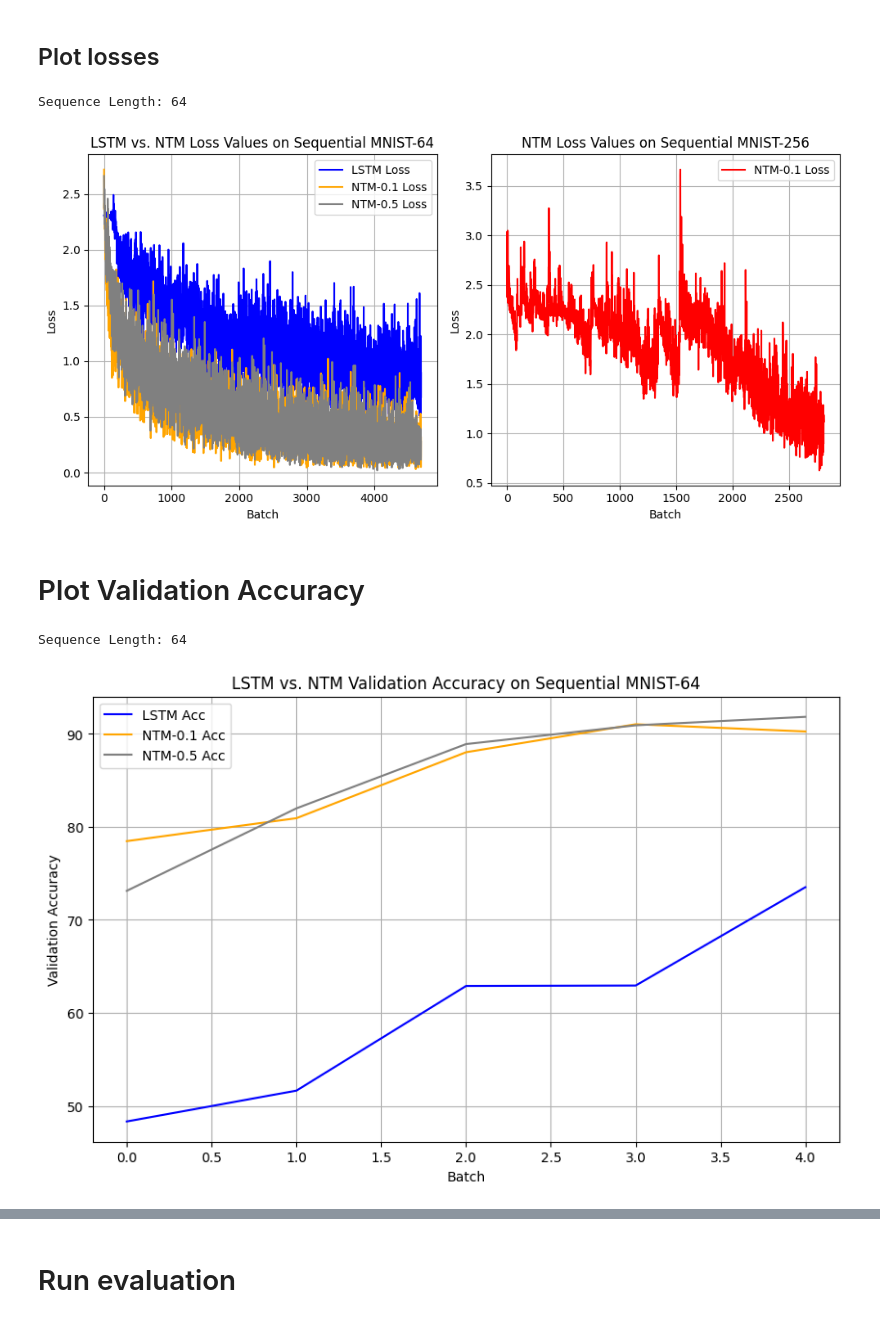
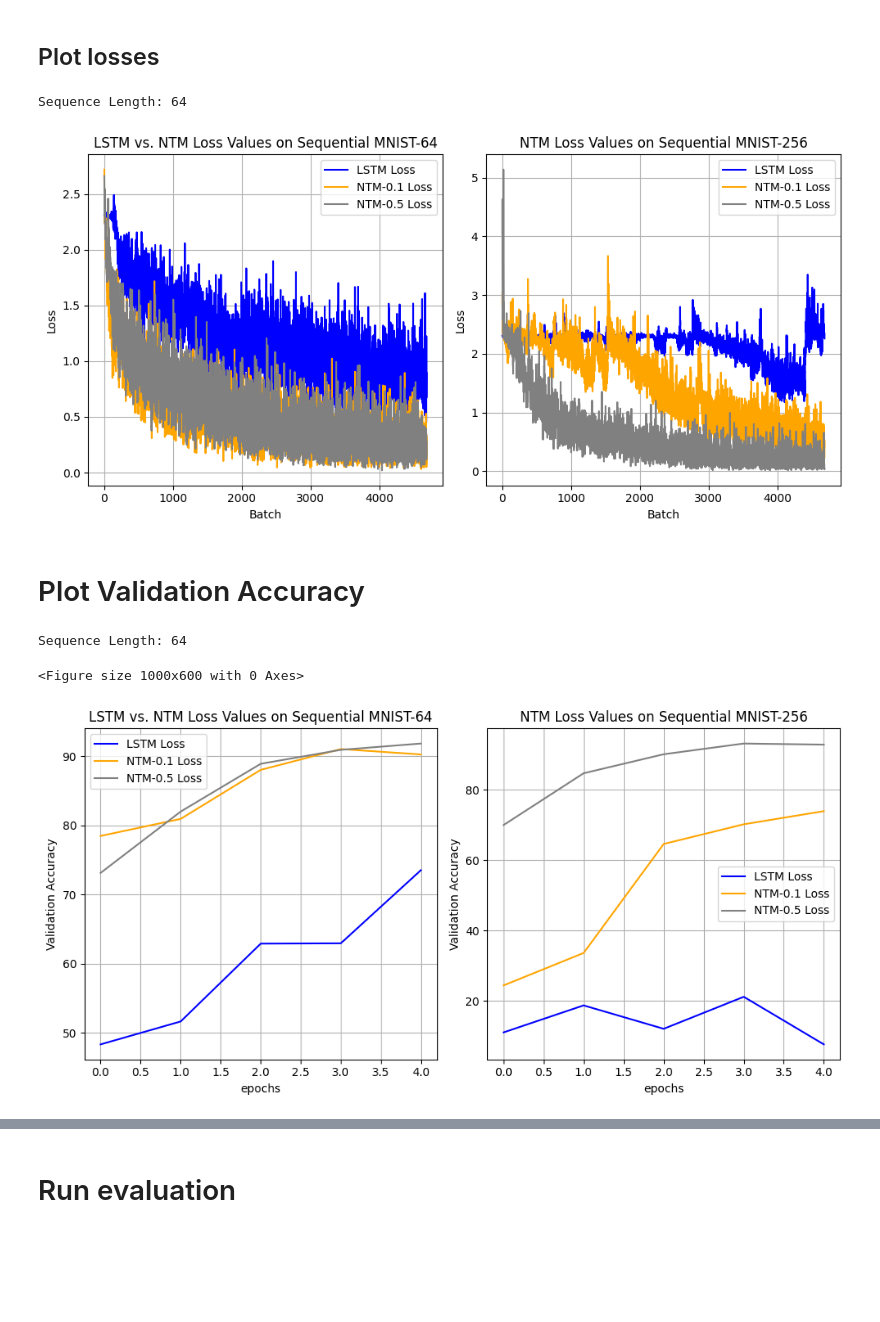
Before and after one commit to Floritium/S4_Neural_Turing, a Jupyter notebook: notebooks/seq-mnist-plot.ipynb, the cells around one changed output, grey strips where cells are left out. Cells and saved outputs as stored; diff of their text form; code cells hidden in the pictures; blank space fills up the shorter version.

```diff
--- a/notebooks/seq-mnist-plot.ipynb
+++ b/notebooks/seq-mnist-plot.ipynb
@@ -51,7 +53,9 @@ ntm_path_pt3 = os.path.splitext(ntm_path_json3)[0] + '.pth'
 
 # 16 * 16 sequence length
 ntm_path_json_256 = '../checkpoints/seq-mnist-ntm--seed-1000-epoch-3-batch-937-2024-06-1116-15-07.json'
-
+lstm_path_json_256 = "../checkpoints/2024-06-1122-24-07/seq-mnist-lstm-256/seq-mnist-lstm--seed-1000-epoch-5-batch-937-2024-06-1122-24-07.json"
+ntm_path_json_256_2 = "../checkpoints/2024-06-1200-31-35/seq-mnist-ntm-256/seq-mnist-ntm--seed-1000-epoch-5-batch-937-2024-06-1200-31-35.json"
+ntm_path_json_256_3 = "../checkpoints/seq-mnist-ntm--seed-1000-epoch-5-batch-937-2024-06-1123-35-46.json"
 
 # Load the loss data from the JSON file
 with open(lstm_path_json) as f:
@@ -64,12 +68,21 @@ with open(ntm_path_json3) as f:
     data_ntm3 = json.load(f)
 with open(ntm_path_json_256) as f:
     data_ntm_256 = json.load(f)
+with open(lstm_path_json_256) as f:
+    data_lstm_256 = json.load(f)
+with open(ntm_path_json_256_2) as f:
+    data_ntm_256_2 = json.load(f)
+with open(ntm_path_json_256_3) as f:
+    data_ntm_256_3 = json.load(f)
 
 loss_lstm = data_lstm['loss']
 loss_ntm = data_ntm['loss']
 loss_ntm2 = data_ntm2['loss']
 loss_ntm3 = data_ntm3['loss']
 loss_ntm_256 = data_ntm_256['loss']
+loss_lstm_256 = data_lstm_256['loss']
+loss_ntm_256_2 = data_ntm_256_2['loss']
+loss_ntm_256_3 = data_ntm_256_3['loss']
 
 resolution = data_lstm["parameters_model"]["resize_resolution"]
 sequence_len = resolution**2
@@ -83,7 +96,12 @@ x_lstm = np.arange(len(loss_lstm))
 x_ntm = np.arange(len(loss_ntm))
 x_ntm2 = np.arange(len(loss_ntm2))
 x_ntm3 = np.arange(len(loss_ntm3))
+
 x_ntm_256 = np.arange(len(loss_ntm_256))
+x_lstm_256 = np.arange(len(loss_lstm_256))
+x_ntm_256_2 = np.arange(len(loss_ntm_256_2))
+x_ntm_256_3 = np.arange(len(loss_ntm_256_3))
+
 
 # Plot for sequence length 64
 fig, axs = plt.subplots(1,2, figsize=(10, 5))
@@ -99,8 +117,10 @@ axs[0].legend()
 axs[0].grid(True)
 
 # Plot for sequence length 256
-axs[1].plot(x_ntm_256, loss_ntm_256, label=f'NTM-{data_ntm_256["parameters_model"]["use_memory"]} Loss', color='red')
-
+axs[1].plot(x_lstm_256, loss_lstm_256, label='LSTM Loss', color='blue')
+# axs[1].plot(x_ntm_256, loss_ntm_256, label=f'NTM-{data_ntm_256["parameters_model"]["use_memory"]} Loss', color='orange')
+axs[1].plot(x_ntm_256_3, loss_ntm_256_3, label=f'NTM-{data_ntm_256_3["parameters_model"]["use_memory"]} Loss', color='orange')
+axs[1].plot(x_ntm_256_2, loss_ntm_256_2, label=f'NTM-{data_ntm_256_2["parameters_model"]["use_memory"]} Loss', color='grey')
 axs[1].set_title('NTM Loss Values on Sequential MNIST-256')
 axs[1].set_xlabel('Batch')
 axs[1].set_ylabel('Loss')
@@ -112,44 +132,69 @@ plt.tight_layout()
 plt.show()
 # %% [output]
 Sequence Length: 64
-[figure, old version]
+[figure, new version]
 # %% [markdown]
 # Plot Validation Accuracy
 # %%
 val_lstm = data_lstm['val_accuracy_list']
 val_ntm = data_ntm['val_accuracy_list']
 val_ntm2 = data_ntm2['val_accuracy_list']
 val_ntm3 = data_ntm3['val_accuracy_list']
+
+val_ntm_256 = data_ntm_256['val_accuracy_list']
+val_ntm_256_2 = data_ntm_256_2['val_accuracy_list']
+val_lstm_256 = data_lstm_256['val_accuracy_list']
 
 resolution = data_lstm["parameters_model"]["resize_resolution"]
 sequence_len = resolution**2
 print(f"Sequence Length: {sequence_len}")
 
 # Define the window size for the rolling average
 window_size = 400
 
 # Adjust x to match the length of loss_avg
 x_lstm = np.arange(len(val_lstm))
 x_ntm = np.arange(len(val_ntm))
 x_ntm2 = np.arange(len(val_ntm2))
 x_ntm3 = np.arange(len(val_ntm3))
 
+x_ntm_256 = np.arange(len(val_ntm_256))
+x_ntm_256_2 = np.arange(len(val_ntm_256_2))
+x_lstm_256 = np.arange(len(val_lstm_256))
+
 # plot both lstm and ntm losses on squential mnist
 plt.figure(figsize=(10, 6))
-plt.plot(x_lstm, val_lstm, label='LSTM Acc', color='blue')
-plt.plot(x_ntm, val_ntm, label=f'NTM-{data_ntm["parameters_model"]["use_memory"]} Acc', color='orange')
-plt.plot(x_ntm2, val_ntm2, label=f'NTM-{data_ntm2["parameters_model"]["use_memory"]} Acc', color='grey')
-# plt.plot(x_ntm3, val_ntm3, label=f'NTM-{data_ntm3["parameters_model"]["use_memory"]} Acc', color='green')
 
-plt.title(f'LSTM vs. NTM Validation Accuracy on Sequential MNIST-{data_lstm["parameters_model"]["seq_len"]}')
-plt.xlabel('Batch')
-plt.ylabel('Validation Accuracy')
-plt.legend()
-plt.grid(True)
+# Plot for sequence length 64
+fig, axs = plt.subplots(1,2, figsize=(10, 5))
+axs[0].plot(x_lstm, val_lstm, label='LSTM Loss', color='blue')
+axs[0].plot(x_ntm, val_ntm, label=f'NTM-{data_ntm["parameters_model"]["use_memory"]} Loss', color='orange')
+axs[0].plot(x_ntm2, val_ntm2, label=f'NTM-{data_ntm2["parameters_model"]["use_memory"]} Loss', color='grey')
+# axs[0].plot(x_ntm3, loss_ntm3, label=f'NTM-{data_ntm3["parameters_model"]["use_memory"]} Loss', color='green')
+
+axs[0].set_title(f'LSTM vs. NTM Loss Values on Sequential MNIST-{data_lstm["parameters_model"]["seq_len"]}')
+axs[0].set_xlabel('epochs')
+axs[0].set_ylabel('Validation Accuracy')
+axs[0].legend()
+axs[0].grid(True)
+
+# Plot for sequence length 256
+axs[1].plot(x_lstm_256, val_lstm_256, label='LSTM Loss', color='blue')
+axs[1].plot(x_ntm_256, val_ntm_256, label=f'NTM-{data_ntm_256["parameters_model"]["use_memory"]} Loss', color='orange')
+axs[1].plot(x_ntm_256_2, val_ntm_256_2, label=f'NTM-{data_ntm_256_2["parameters_model"]["use_memory"]} Loss', color='grey')
+axs[1].set_title('NTM Loss Values on Sequential MNIST-256')
+axs[1].set_xlabel('epochs')
+axs[1].set_ylabel('Validation Accuracy')
+axs[1].legend()
+axs[1].grid(True)
+
+# Adjust layout
+plt.tight_layout()
 plt.show()
 # %% [output]
 Sequence Length: 64
+<Figure size 1000x600 with 0 Axes>
-[figure, old version]
+[figure, new version]
 # %%
 # load test dataset
 task_params = {
```
Also changed, not shown: parts of 3 cells of this notebook, 1 other file.
